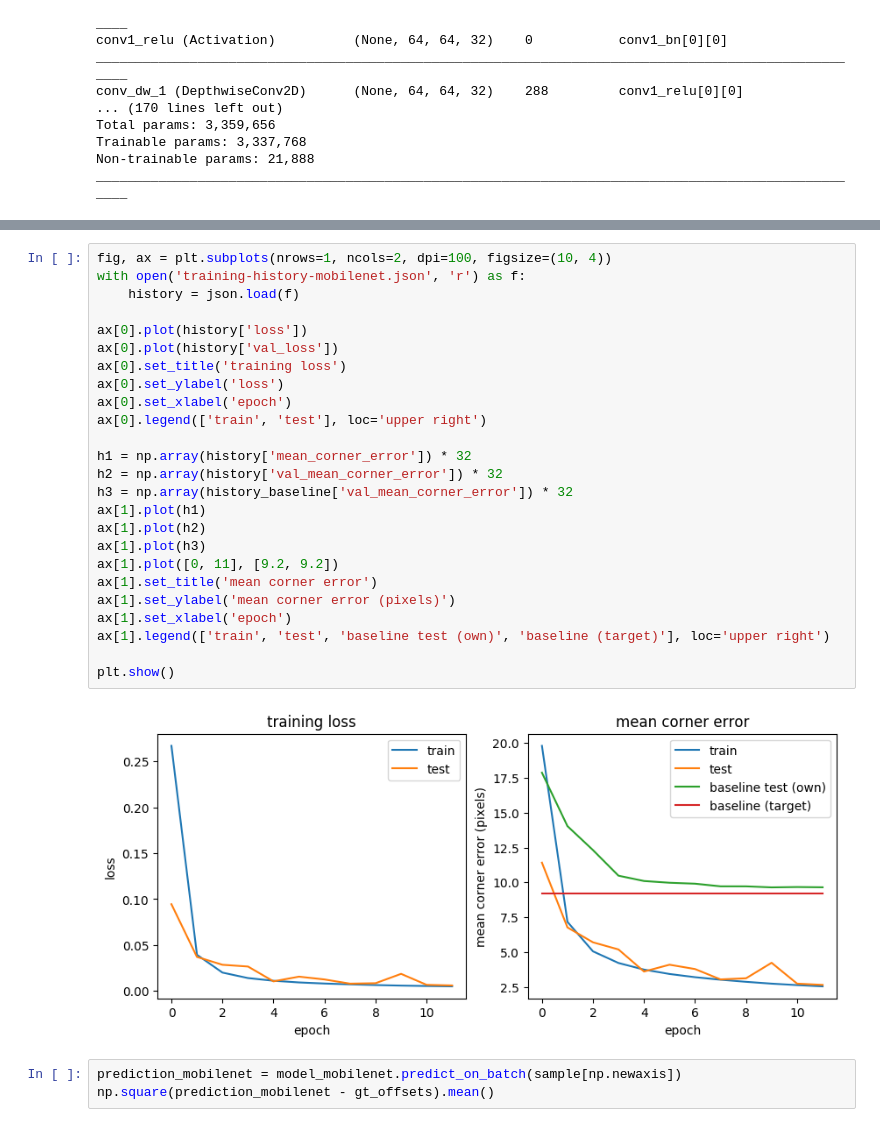
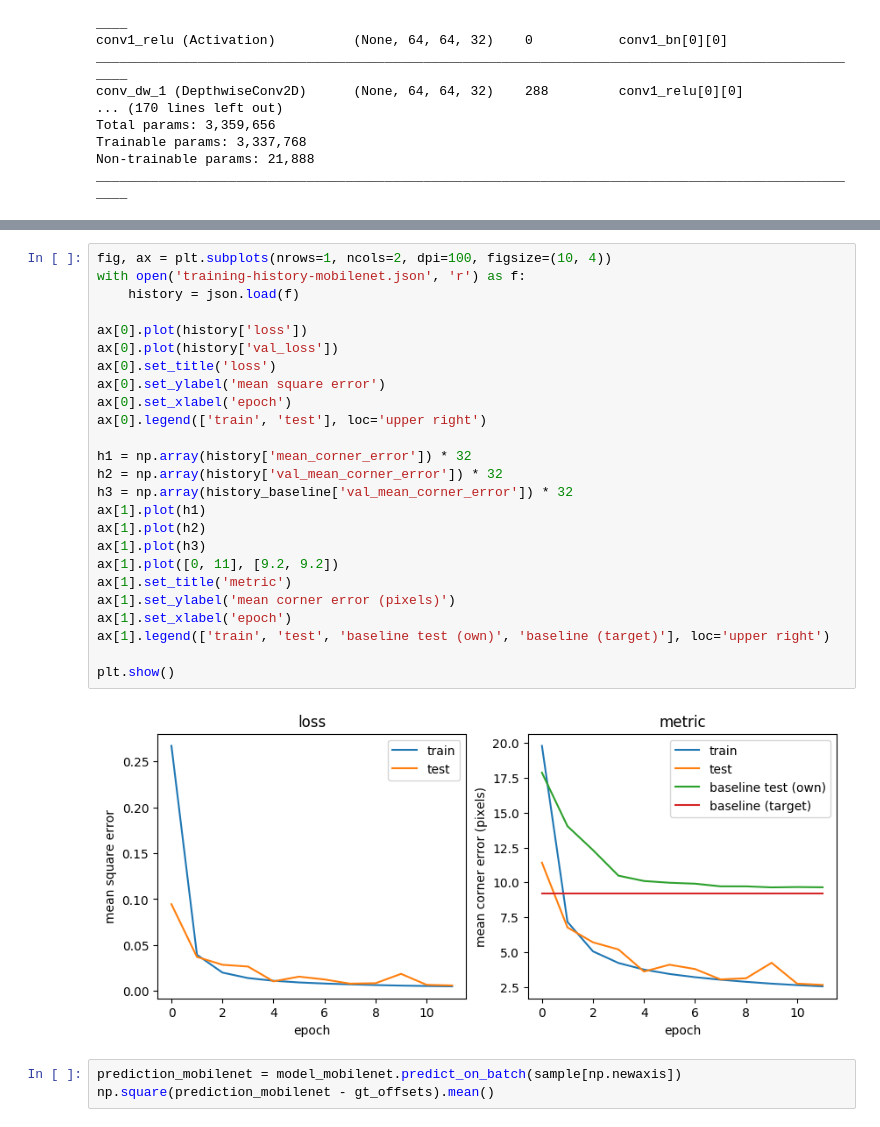
Before and after one commit to baudm/HomographyNet, a Jupyter notebook: demo/demo.ipynb, the cells around one changed output, grey strips where cells are left out. Saved outputs shown, nothing was run; the diff lists cells and outputs as text.

Commit message:
Change some plot labels

```diff
--- a/demo/demo.ipynb
+++ b/demo/demo.ipynb
@@ -213,30 +213,30 @@ ________________________________________________________________________________
 # %%
 fig, ax = plt.subplots(nrows=1, ncols=2, dpi=100, figsize=(10, 4))
 with open('training-history-mobilenet.json', 'r') as f:
     history = json.load(f)
 
 ax[0].plot(history['loss'])
 ax[0].plot(history['val_loss'])
-ax[0].set_title('training loss')
-ax[0].set_ylabel('loss')
+ax[0].set_title('loss')
+ax[0].set_ylabel('mean square error')
 ax[0].set_xlabel('epoch')
 ax[0].legend(['train', 'test'], loc='upper right')
 
 h1 = np.array(history['mean_corner_error']) * 32
 h2 = np.array(history['val_mean_corner_error']) * 32
 h3 = np.array(history_baseline['val_mean_corner_error']) * 32
 ax[1].plot(h1)
 ax[1].plot(h2)
 ax[1].plot(h3)
 ax[1].plot([0, 11], [9.2, 9.2])
-ax[1].set_title('mean corner error')
+ax[1].set_title('metric')
 ax[1].set_ylabel('mean corner error (pixels)')
 ax[1].set_xlabel('epoch')
 ax[1].legend(['train', 'test', 'baseline test (own)', 'baseline (target)'], loc='upper right')
 
 plt.show()
 # %% [output]
-[figure, old version]
+[figure, new version]
 # %%
 prediction_mobilenet = model_mobilenet.predict_on_batch(sample[np.newaxis])
 np.square(prediction_mobilenet - gt_offsets).mean()
```
